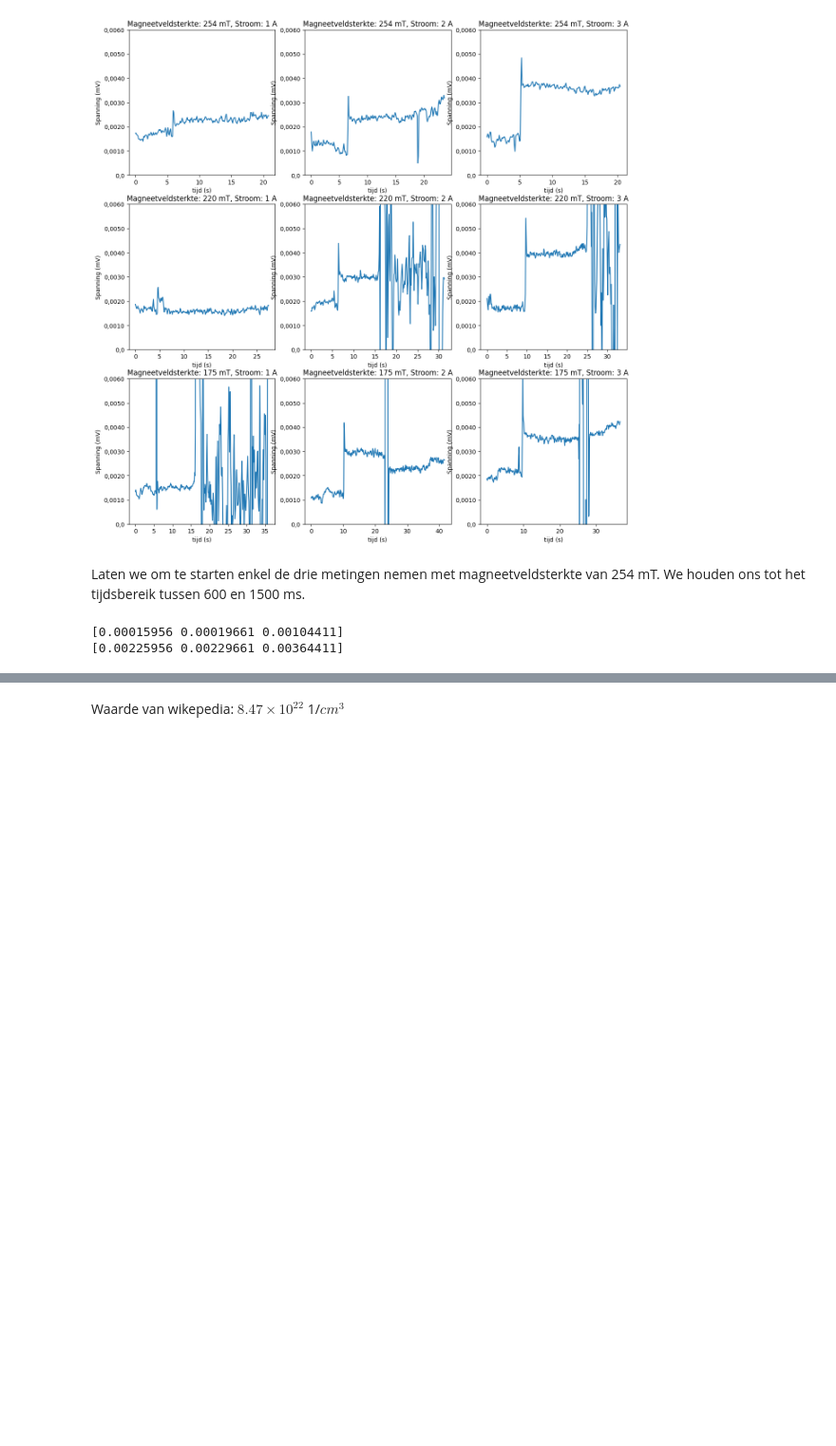
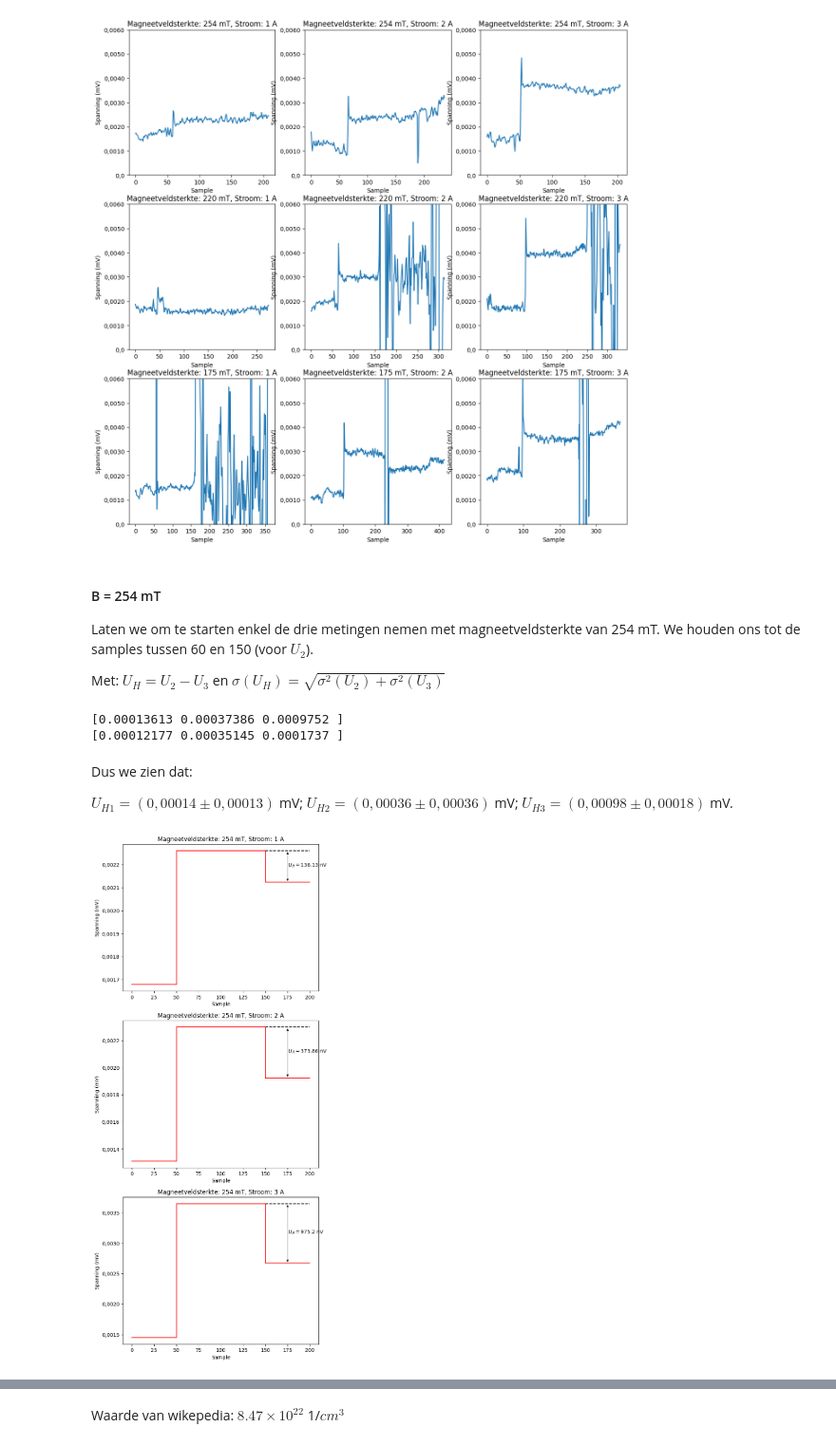
Before and after one commit to rashurko/HallEffect, a Jupyter notebook: vincent_belpaire_analysisfile.ipynb, the cells around one changed output, grey strips where cells are left out. Shown at 95% size. Cells and saved outputs as stored; diff of their text form; code cells hidden in the pictures; blank space fills up the shorter version.

Commit message:
Metingen voor kopper

```diff
--- a/vincent_belpaire_analysisfile.ipynb
+++ b/vincent_belpaire_analysisfile.ipynb
@@ -135,14 +171,14 @@ Het is nog niet direct duidelijk om uit dit een correctie term te vinden. Eventu
 x = read_data(file(0,A[0]))
 N = len(x)
 t = Ts*np.arange(N)
-x = x[np.logical_and(0 <= t, t <= 4)]
+x = x[np.logical_and(0 <= t, t <= 40)]
 V = x
 I = np.zeros(len(x))
 
 x = read_data(file(0,A[0]))
 N = len(x)
 t = Ts*np.arange(N)
-x = x[np.logical_and(0 <= t, t <= 4)]
+x = x[np.logical_and(0 <= t, t <= 40)]
 V = np.concatenate((V,x))
 I = np.concatenate((I,np.zeros(len(x))))
 
@@ -151,7 +187,7 @@ I = np.concatenate((I,np.zeros(len(x))))
 x = read_data(file(0,A[0]))
 N = len(x)
 t = Ts*np.arange(N)
-x = x[np.logical_and(5 <= t, t <= np.max(t))]
+x = x[np.logical_and(50 <= t, t <= np.max(t))]
 V = np.concatenate((V,x))
 I = np.concatenate((I,np.ones(len(x))))
 
@@ -160,7 +196,7 @@ I = np.concatenate((I,np.ones(len(x))))
 x = read_data(file(0,A[1]))
 N = len(x)
 t = Ts*np.arange(N)
-x = x[np.logical_and(7 <= t, t <= 14)]
+x = x[np.logical_and(70 <= t, t <= 140)]
 V = np.concatenate((V,x))
 I = np.concatenate((I,2*np.ones(len(x))))
 
@@ -169,7 +205,7 @@ I = np.concatenate((I,2*np.ones(len(x))))
 x = read_data(file(0,A[2]))
 N = len(x)
 t = Ts*np.arange(N)
-x = x[np.logical_and(2 <= t, t <= 4)]
+x = x[np.logical_and(20 <= t, t <= 40)]
 V = np.concatenate((V,x))
 I = np.concatenate((I,3*np.ones(len(x))))
 # %%
@@ -198,25 +234,54 @@ for i in range(3):
 # %% [output]
 [figure]
 # %% [markdown]
-Laten we om te starten enkel de drie metingen nemen met magneetveldsterkte van 254 mT. We houden ons tot het tijdsbereik tussen 600 en 1500 ms.
+#### B = 254 mT
+Laten we om te starten enkel de drie metingen nemen met magneetveldsterkte van 254 mT. We houden ons tot de samples tussen 60 en 150 (voor $U_2$).
+
+Met: $U_H = U_2 - U_3$ en $\sigma (U_H) = \sqrt{\sigma ^2 (U_2) + \sigma ^2 (U_3)}$
 # %%
 B = 254
+I = np.array([1, 2, 3])
 
-UH = np.zeros(3)
-UH_STD = np.zeros(3)
+U_1 = np.zeros(3)
+U_1_STD = np.zeros(3)
 
-Errs = np.array([0.0021,0.0021,0.0026])
+U_2 = np.zeros(3)
+U_2_STD = np.zeros(3)
+
+U_3 = np.array([0.0021234310526315786, 0.0019227517105263154, 0.002668906842105263])
+U_3_STD = np.array([8.125316440684491e-05, 9.056819935615454e-05, 0.00013743911902577177])
+
+U_H = np.zeros(3)
+U_H_STD = np.zeros(3)
+
 
 for i in range(3):
     x = read_data(file(B,A[i]))
     N = len(x)
     t = Ts*np.arange(N)
-    UH[i] = np.mean(x[np.logical_and(6 < t, t < 15)]) - Errs[i] #np.mean(x[np.logical_and(0 < t, t < 5)])
-    #UH_STD[i] = np.std(x[np.logical_and(600 < t, t < 1500)])
+
+    U_1[i] = np.mean(x[np.logical_and(10 < t, t < 40)])
+    U_1_STD[i] = np.std(x[np.logical_and(10 < t, t < 40)])
+
+    U_2[i] = np.mean(x[np.logical_and(60 < t, t < 150)])
+    U_2_STD[i] = np.std(x[np.logical_and(60 < t, t < 150)])
+
+    U_H[i] = U_2[i] - U_3[i] #np.mean(x[np.logical_and(0 < t, t < 50)])
+    U_H_STD[i] = (U_2_STD[i] ** 2 + U_3_STD[i] ** 2) ** 0.5
-# %%
-print(UH)
-print(UH+Errs)
-#print(UH_STD)
-# %% [output]
-[0.00015956 0.00019661 0.00104411]
-[0.00225956 0.00229661 0.00364411]
+# %%
+print(U_H)
+print(U_H_STD)
+# %% [output]
+[0.00013613 0.00037386 0.0009752 ]
+[0.00012177 0.00035145 0.0001737 ]
+# %% [markdown]
+Dus we zien dat:
+
+$U_{H1} = (0,00014 \pm 0,00013)$ mV; $U_{H2} = (0,00036 \pm 0,00036)$ mV; $U_{H3} = (0,00098 \pm 0,00018)$ mV.
+# %%
+fig, ax = plt.subplots(nrows=3,ncols=1,figsize=(7,18))
+
+for i in range(3):
+    plot_hall_mean(ax[i], U_1[i], U_2[i], U_3[i], [0,50], [50, 150], [150, 200], B, I[i])
+# %% [output]
+[figure, added]
```
Also changed, not shown: parts of 26 cells of this notebook.
